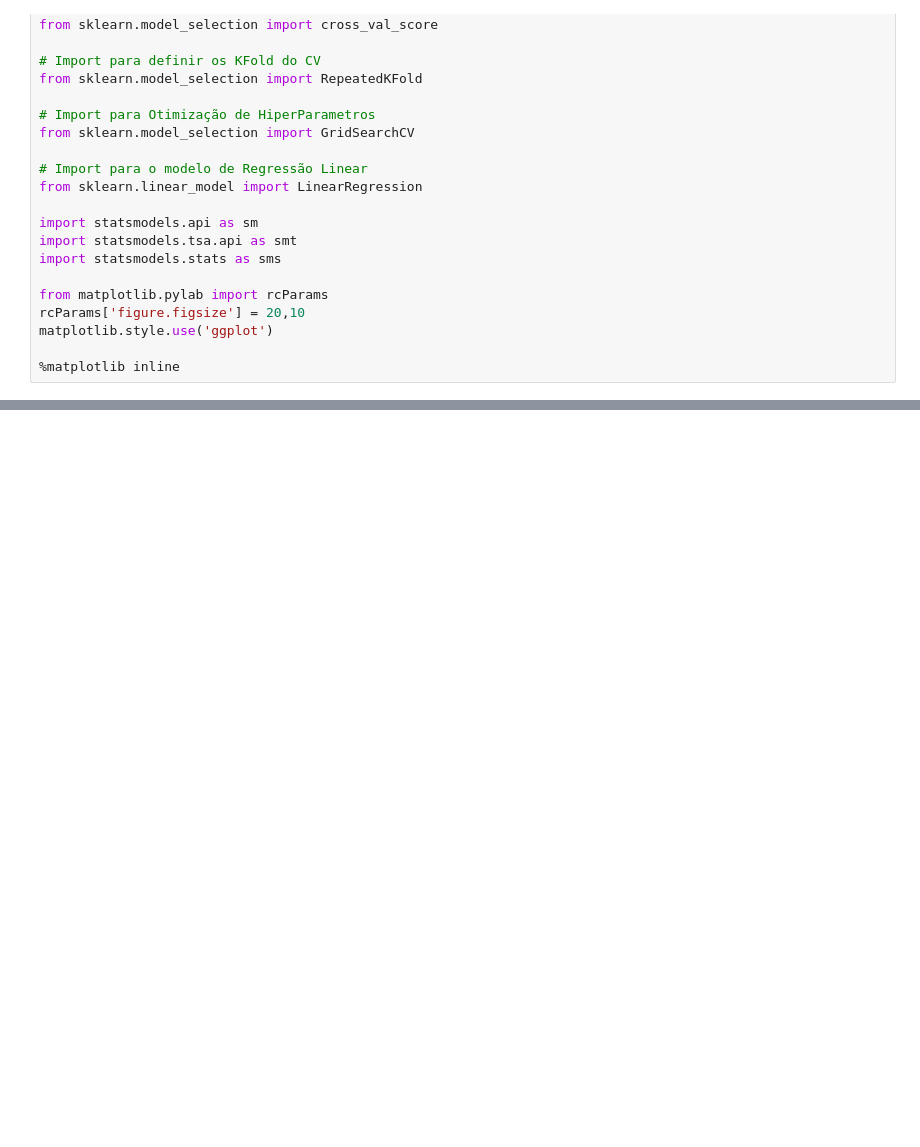
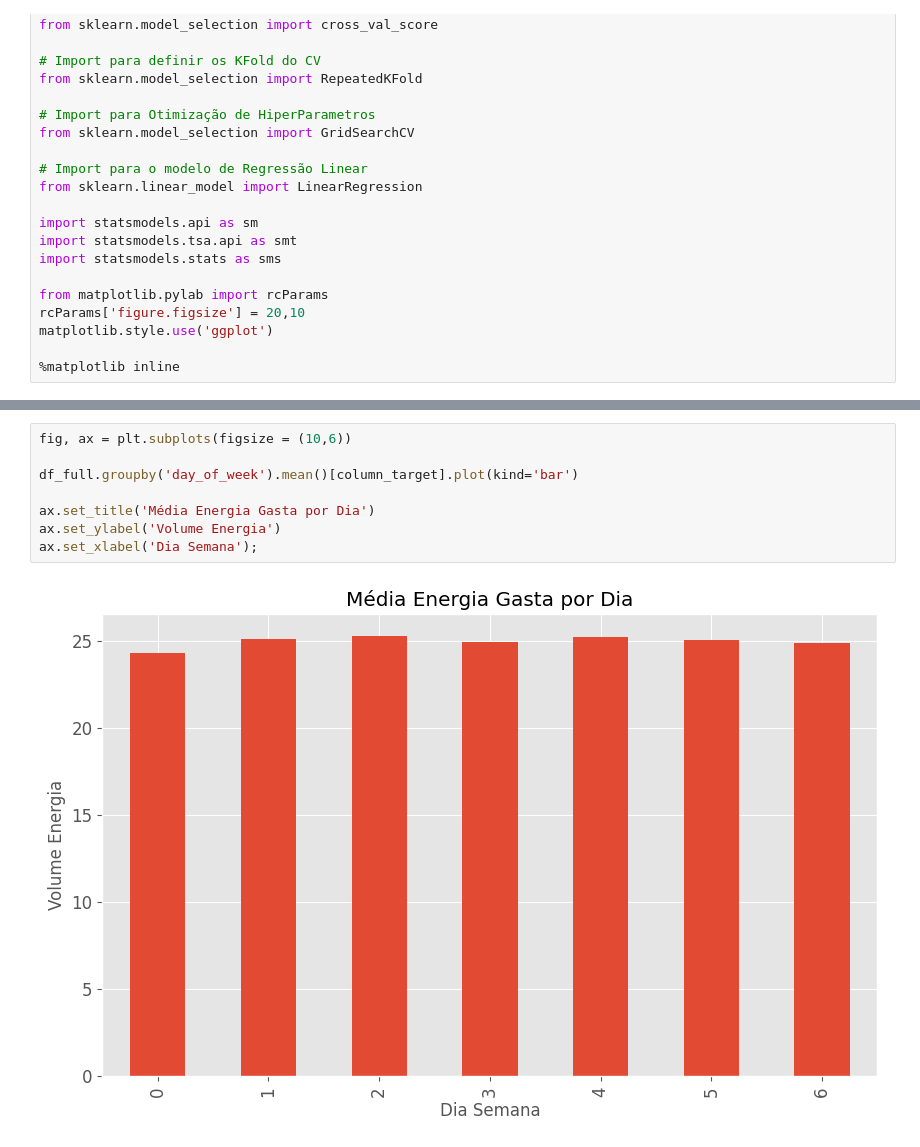
Before and after one commit to VitordsAmorim/previsao_consumo_energia, a Jupyter notebook: main.ipynb, the cells around one changed output, grey strips where cells are left out. Saved outputs shown, nothing was run; the diff lists cells and outputs as text; blank space fills up the shorter version.

```diff
--- a/main.ipynb
+++ b/main.ipynb
@@ -82,0 +275,10 @@ for dirname, _, filenames in os.walk('/kaggle/input'):
+# %%
+fig, ax = plt.subplots(figsize = (10,6))
+
+df_full.groupby('day_of_week').mean()[column_target].plot(kind='bar')
+
+ax.set_title('Média Energia Gasta por Dia')
+ax.set_ylabel('Volume Energia')
+ax.set_xlabel('Dia Semana');
+# %% [output]
+[figure, added]
```
Also changed, not shown: parts of 28 cells of this notebook.
